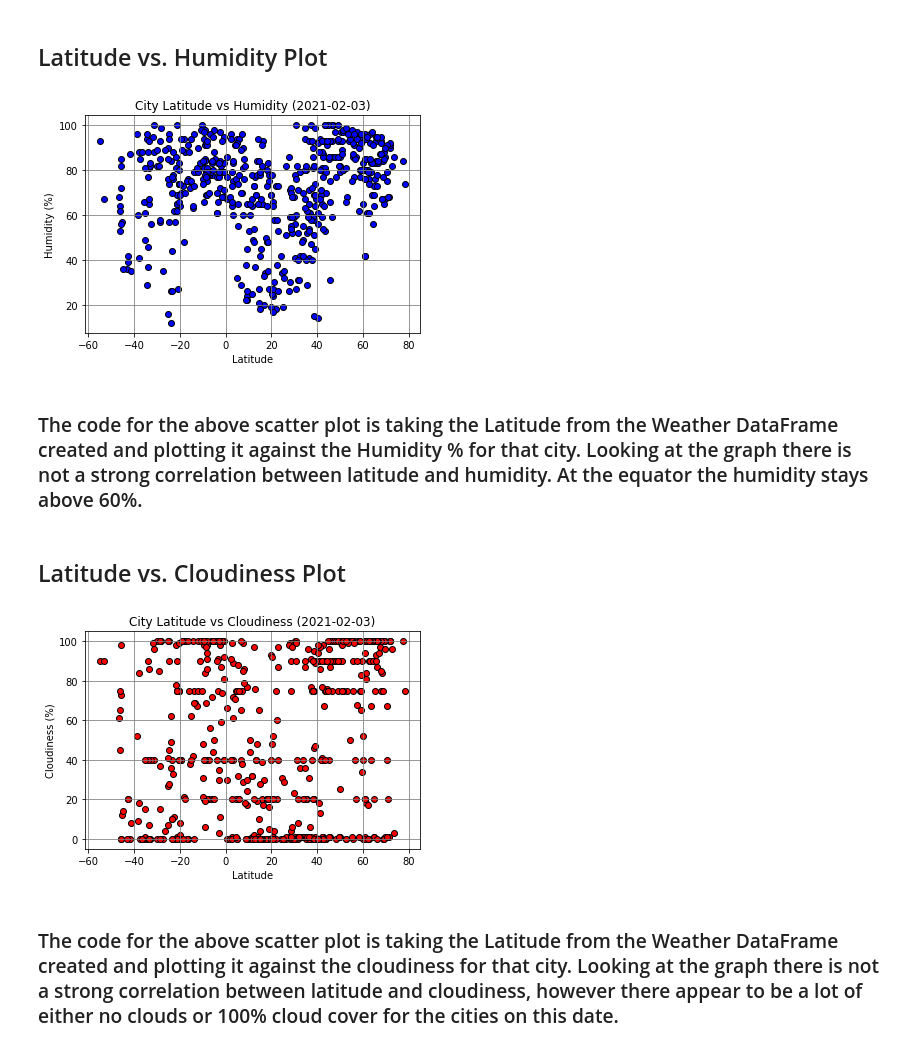
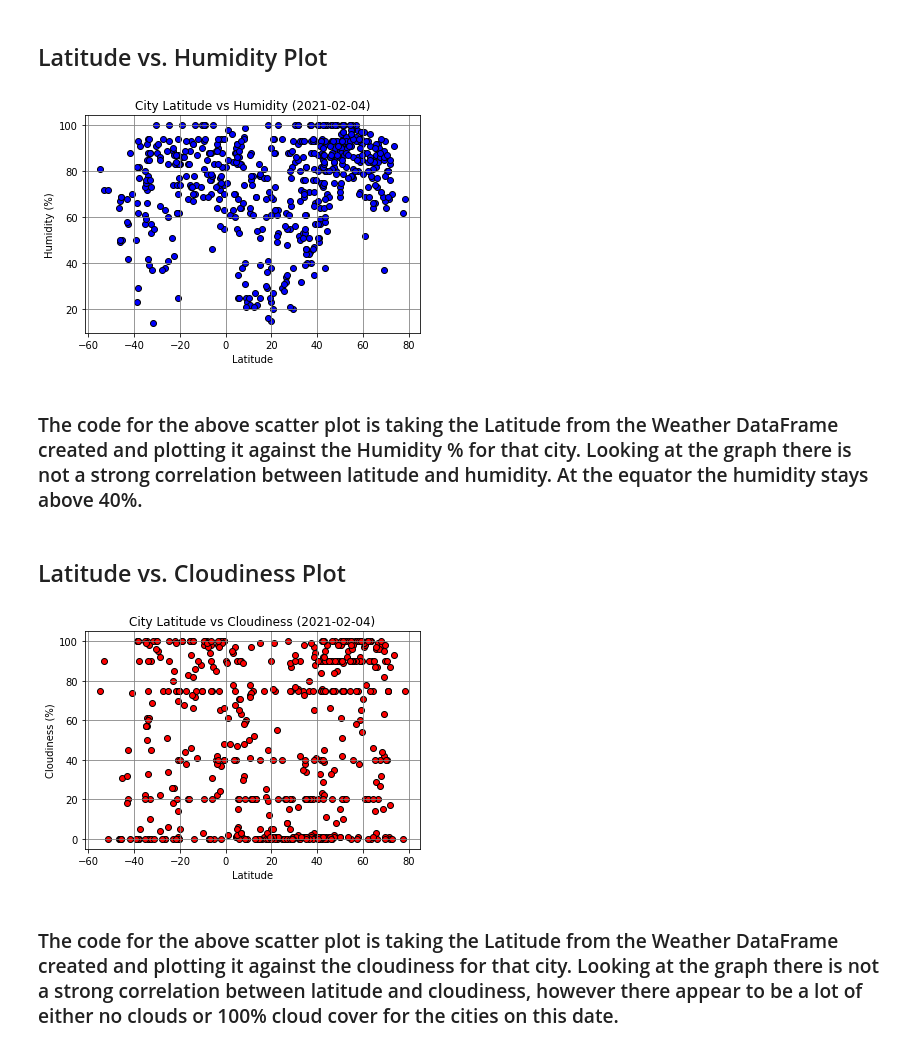
Before and after one commit to khartmann5/python-api-challenge, a Jupyter notebook: WeatherPy/WeatherPy.ipynb, the cells around one changed output. Saved outputs shown, nothing was run; the diff lists cells and outputs as text; code cells hidden in the pictures.

```diff
--- a/WeatherPy/WeatherPy.ipynb
+++ b/WeatherPy/WeatherPy.ipynb
@@ -206,31 +204,31 @@ plt.show()
 # %%
 x = weather_df["Lat"]
 y = weather_df["Humidity"]
 plt.scatter(x,y,edgecolors="black",facecolors="blue")
-plt.title("City Latitude vs Humidity (2021-02-03)")
+plt.title("City Latitude vs Humidity (2021-02-04)")
 plt.xlabel("Latitude")
 plt.ylabel("Humidity (%)")
 plt.grid(b=True,which="major",axis="both",linestyle="-",color="grey")
-plt.savefig("output_data/City_vs_Humidity_20210203")
+plt.savefig("output_data/City_vs_Humidity_20210204")
 plt.show()
 # %% [output]
-[figure, old version]
+[figure, new version]
 # %% [markdown]
-### The code for the above scatter plot is taking the Latitude from the Weather DataFrame created and plotting it against the Humidity % for that city. Looking at the graph there is not a strong correlation between latitude and humidity. At the equator the humidity stays above 60%.
+### The code for the above scatter plot is taking the Latitude from the Weather DataFrame created and plotting it against the Humidity % for that city. Looking at the graph there is not a strong correlation between latitude and humidity. At the equator the humidity stays above 40%.
 # %% [markdown]
 ## Latitude vs. Cloudiness Plot
 # %%
 x = weather_df["Lat"]
 y = weather_df["Cloudiness"]
 plt.scatter(x,y,edgecolors="black",facecolors="red")
-plt.title("City Latitude vs Cloudiness (2021-02-03)")
+plt.title("City Latitude vs Cloudiness (2021-02-04)")
 plt.xlabel("Latitude")
 plt.ylabel("Cloudiness (%)")
 plt.grid(b=True,which="major",axis="both",linestyle="-",color="grey")
-plt.savefig("output_data/City_vs_Cloudiness_20210203")
+plt.savefig("output_data/City_vs_Cloudiness_20210204")
 plt.show()
 # %% [output]
-[figure, old version]
+[figure, new version]
 # %% [markdown]
 ### The code for the above scatter plot is taking the Latitude from the Weather DataFrame created and plotting it against the cloudiness for that city. Looking at the graph there is not a strong correlation between latitude and cloudiness, however there appear to be a lot of either no clouds or 100% cloud cover for the cities on this date.
 # %% [markdown]
```
Also changed, not shown: parts of 17 cells of this notebook, 22 other files.
